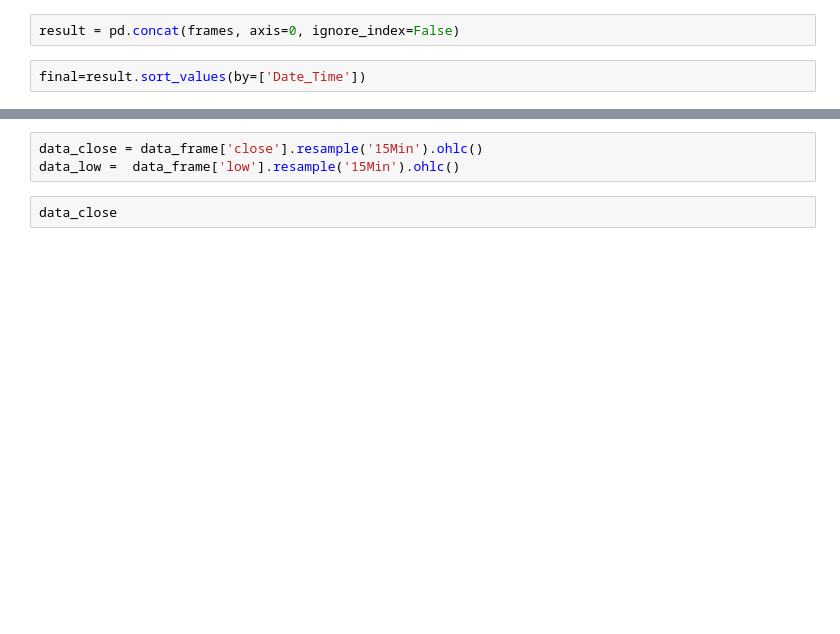
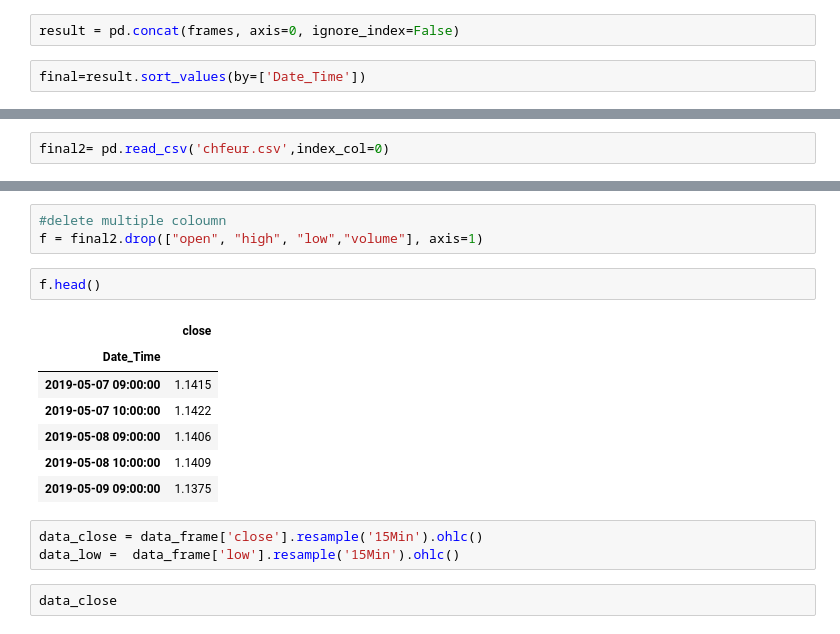
Before and after one commit to gmineo/CFA-Financial-Data-Wrangling-and-Visualization-in-Python, a Jupyter notebook: tutorial_filled/SMI.ipynb, the cells around one changed output, grey strips where cells are left out. Cells and saved outputs as stored; diff of their text form; blank space fills up the shorter version.

```diff
--- a/tutorial_filled/SMI.ipynb
+++ b/tutorial_filled/SMI.ipynb
@@ -52,0 +63,2 @@ final
+# %%
+final2= pd.read_csv('chfeur.csv',index_col=0)
@@ -53,3 +86,16 @@ final
+# %%
+#delete multiple coloumn
+f = final2.drop(["open", "high", "low","volume"], axis=1)
+# %%
+f.head()
+# %% [output]
+|  | close |
+| Date_Time |  |
+| 2019-05-07 09:00:00 | 1.1415 |
+| 2019-05-07 10:00:00 | 1.1422 |
+| 2019-05-08 09:00:00 | 1.1406 |
+| 2019-05-08 10:00:00 | 1.1409 |
+| 2019-05-09 09:00:00 | 1.1375 |
 # %%
 data_close = data_frame['close'].resample('15Min').ohlc()
 data_low =  data_frame['low'].resample('15Min').ohlc()
```
Also changed, not shown: parts of 4 cells of this notebook.
